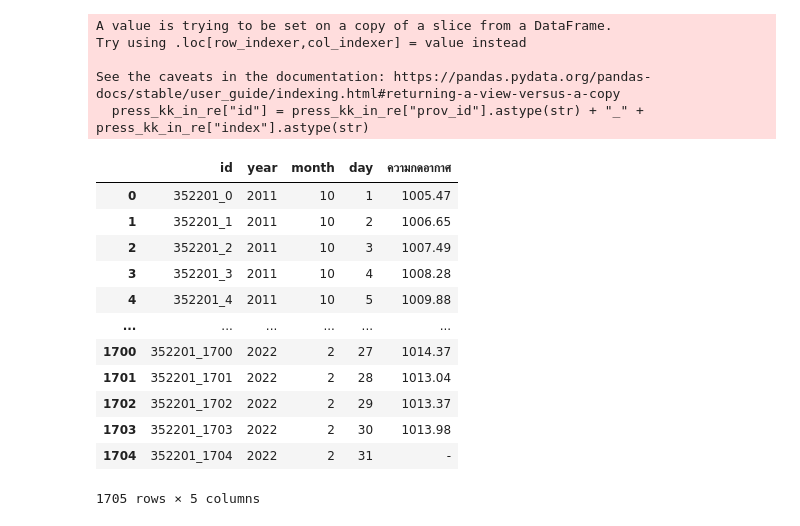
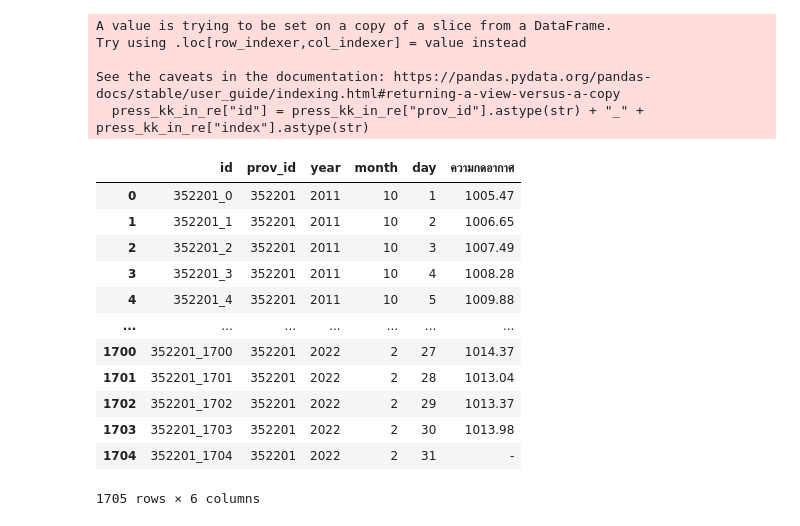
Before and after one commit to Tonry12/data_science_bootcamp_8_tonnaw, a Jupyter notebook: midterm_bscdpdm23.ipynb, the cells around one changed output. Drawn from its saved outputs; the diff is of its cells as text; code cells hidden in the pictures.

```diff
--- a/midterm_bscdpdm23.ipynb
+++ b/midterm_bscdpdm23.ipynb
@@ -91,19 +91,19 @@ Try using .loc[row_indexer,col_indexer] = value instead
 See the caveats in the documentation: https://pandas.pydata.org/pandas-docs/stable/user_guide/indexing.html#returning-a-view-versus-a-copy
   press_kk_in_re["id"] = press_kk_in_re["prov_id"].astype(str) + "_" + press_kk_in_re["index"].astype(str)
 # %%
-press_kk_in_re_de = press_kk_in_re[['id','year','month','day','ความกดอากาศ']]
+press_kk_in_re_de = press_kk_in_re[['id','prov_id','year','month','day','ความกดอากาศ']]
 press_kk_in_re_de
 # %% [output]
-|  | id | year | month | day | ความกดอากาศ |
-| 0 | 352201_0 | 2011 | 10 | 1 | 1005.47 |
-| 1 | 352201_1 | 2011 | 10 | 2 | 1006.65 |
-| 2 | 352201_2 | 2011 | 10 | 3 | 1007.49 |
-| 3 | 352201_3 | 2011 | 10 | 4 | 1008.28 |
-| 4 | 352201_4 | 2011 | 10 | 5 | 1009.88 |
-| ... | ... | ... | ... | ... | ... |
-| 1700 | 352201_1700 | 2022 | 2 | 27 | 1014.37 |
-| 1701 | 352201_1701 | 2022 | 2 | 28 | 1013.04 |
-| 1702 | 352201_1702 | 2022 | 2 | 29 | 1013.37 |
-| 1703 | 352201_1703 | 2022 | 2 | 30 | 1013.98 |
-| 1704 | 352201_1704 | 2022 | 2 | 31 | - |
+|  | id | prov_id | year | month | day | ความกดอากาศ |
+| 0 | 352201_0 | 352201 | 2011 | 10 | 1 | 1005.47 |
+| 1 | 352201_1 | 352201 | 2011 | 10 | 2 | 1006.65 |
+| 2 | 352201_2 | 352201 | 2011 | 10 | 3 | 1007.49 |
+| 3 | 352201_3 | 352201 | 2011 | 10 | 4 | 1008.28 |
+| 4 | 352201_4 | 352201 | 2011 | 10 | 5 | 1009.88 |
+| ... | ... | ... | ... | ... | ... | ... |
+| 1700 | 352201_1700 | 352201 | 2022 | 2 | 27 | 1014.37 |
+| 1701 | 352201_1701 | 352201 | 2022 | 2 | 28 | 1013.04 |
+| 1702 | 352201_1702 | 352201 | 2022 | 2 | 29 | 1013.37 |
+| 1703 | 352201_1703 | 352201 | 2022 | 2 | 30 | 1013.98 |
+| 1704 | 352201_1704 | 352201 | 2022 | 2 | 31 | - |
-1705 rows × 5 columns
+1705 rows × 6 columns
```
